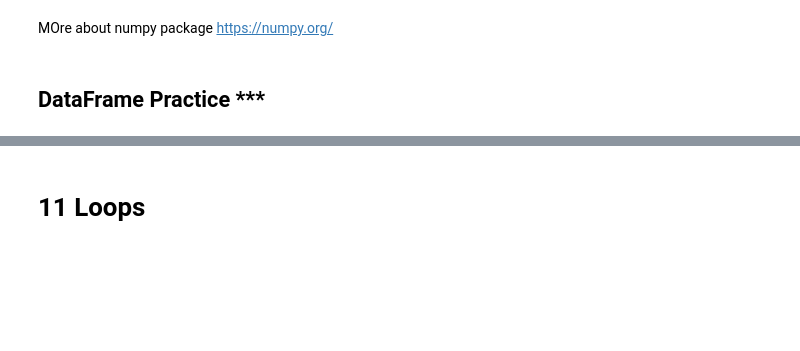
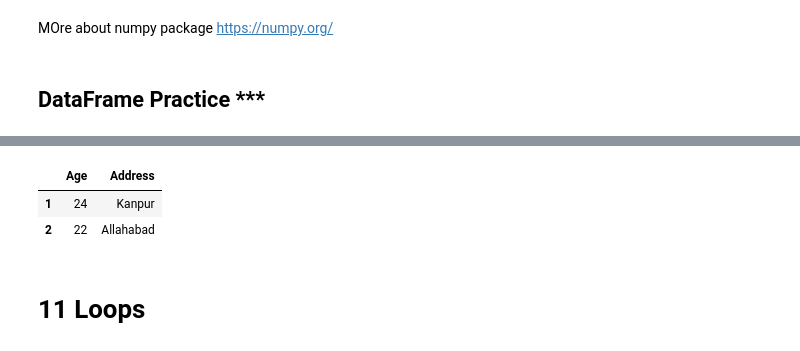
Before and after one commit to datalover2023/Module_1, a Jupyter notebook: Python_Basics_Module_1.ipynb, the cells around one changed output, grey strips where cells are left out. Drawn from its saved outputs; the diff is of its cells as text; code cells hidden in the pictures; blank space fills up the shorter version.

```diff
--- a/Python_Basics_Module_1.ipynb
+++ b/Python_Basics_Module_1.ipynb
@@ -1077,0 +1255,16 @@ pivot
+# %%
+#@title Display Solution 11
+
+# return the data with .iloc
+
+'''
+Age  Adress
+24   Kanpur
+22   Allahabad
+'''
+
+df1.iloc[1:3, 1:3]
+# %% [output]
+|  | Age | Address |
+| 1 | 24 | Kanpur |
+| 2 | 22 | Allahabad |
```
Also changed, not shown: parts of 25 cells of this notebook.
